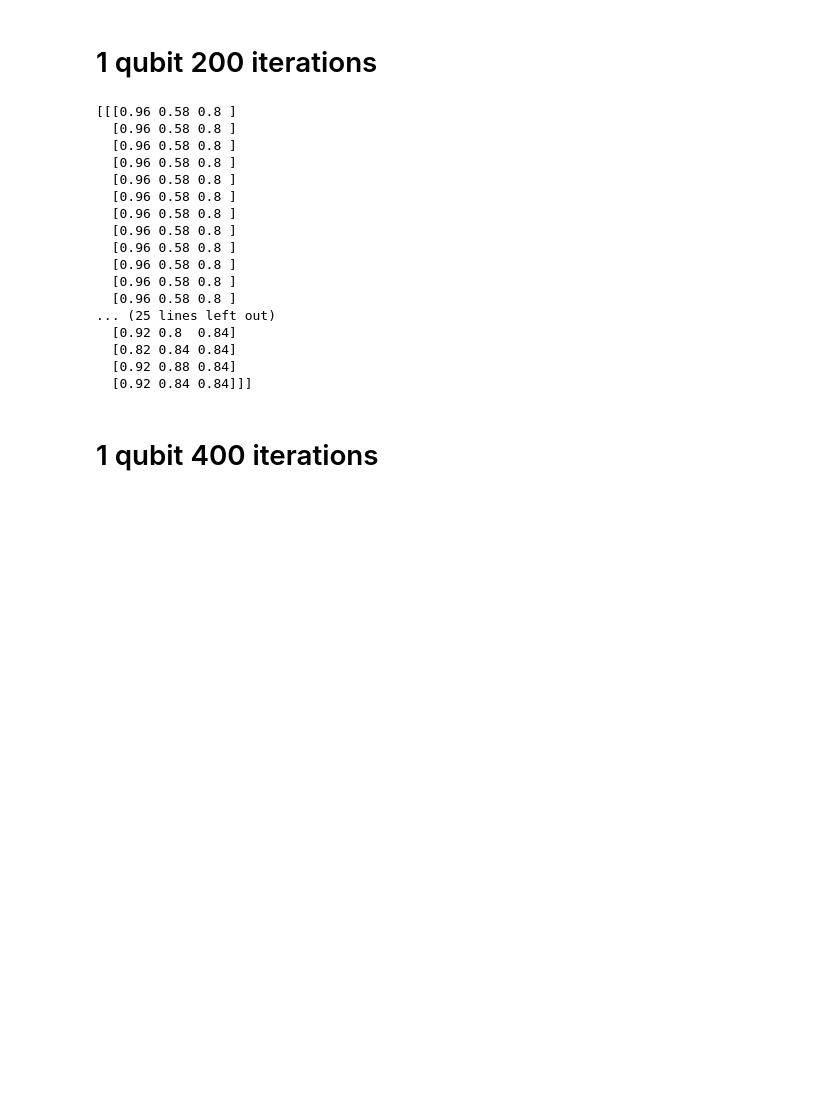
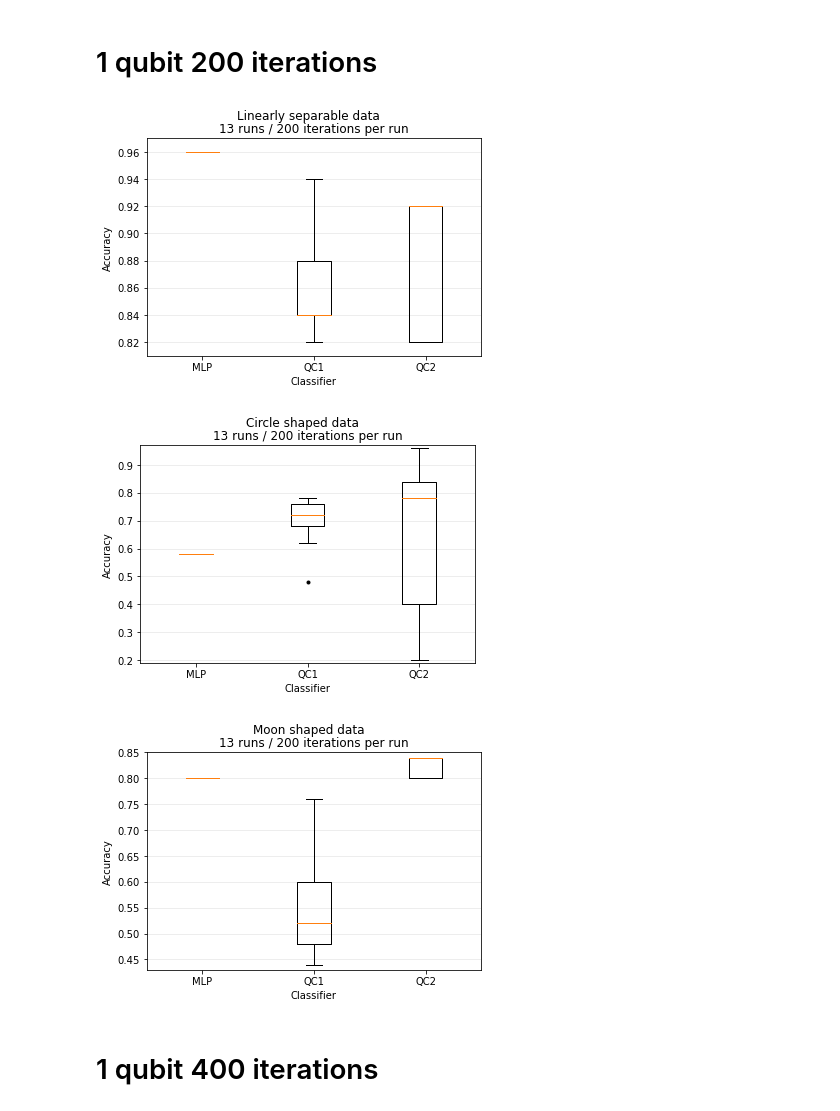
Before and after one commit to RicardoMonteiroSimoes/ZHAW_PAHS212, a Jupyter notebook: jupyter/huberpa4/decision_doundaries_scores.ipynb, the cells around one changed output. Drawn from its saved outputs; the diff is of its cells as text; code cells hidden in the pictures; blank space fills up the shorter version.

```diff
--- a/jupyter/huberpa4/decision_doundaries_scores.ipynb
+++ b/jupyter/huberpa4/decision_doundaries_scores.ipynb
@@ -87,51 +199,38 @@ scores = np.array(
  [[0.82, 0.76, 0.56],
   [0.84, 0.48, 0.48],
   [0.84, 0.62, 0.6 ],
   [0.84, 0.76, 0.44],
   [0.84, 0.72, 0.44],
   [0.92, 0.68, 0.72],
   [0.84, 0.68, 0.52],
   [0.88, 0.72, 0.44],
   [0.88, 0.78, 0.56],
   [0.84, 0.72, 0.52],
   [0.94, 0.62, 0.48],
   [0.84, 0.68, 0.6 ],
   [0.84, 0.78, 0.76]],
 
  [[0.82, 0.4, 0.84],
   [0.92, 0.2, 0.8 ],
   [0.92, 0.8, 0.8 ],
   [0.92, 0.96, 0.84],
   [0.82, 0.4, 0.8 ],
   [0.92, 0.48, 0.8 ],
   [0.82, 0.48, 0.84],
   [0.82, 0.4, 0.84],
   [0.92, 0.78, 0.84],
   [0.92, 0.8, 0.84],
   [0.82, 0.84, 0.84],
   [0.92, 0.88, 0.84],
   [0.92, 0.84, 0.84]]],
 )
 
-print(scores)
+# print(scores)
+create_box_plots_single(scores, 200)
 # %% [output]
-[[[0.96 0.58 0.8 ]
-  [0.96 0.58 0.8 ]
-  [0.96 0.58 0.8 ]
-  [0.96 0.58 0.8 ]
-  [0.96 0.58 0.8 ]
-  [0.96 0.58 0.8 ]
-  [0.96 0.58 0.8 ]
-  [0.96 0.58 0.8 ]
-  [0.96 0.58 0.8 ]
-  [0.96 0.58 0.8 ]
-  [0.96 0.58 0.8 ]
-  [0.96 0.58 0.8 ]
-... (25 lines left out)
-  [0.92 0.8  0.84]
-  [0.82 0.84 0.84]
-  [0.92 0.88 0.84]
-  [0.92 0.84 0.84]]]
+[figure, added]
+[figure, added]
+[figure, added]
 # %% [markdown]
 # 1 qubit 400 iterations
 # %%
```
Also changed, not shown: parts of 10 cells of this notebook, 30 other files.
